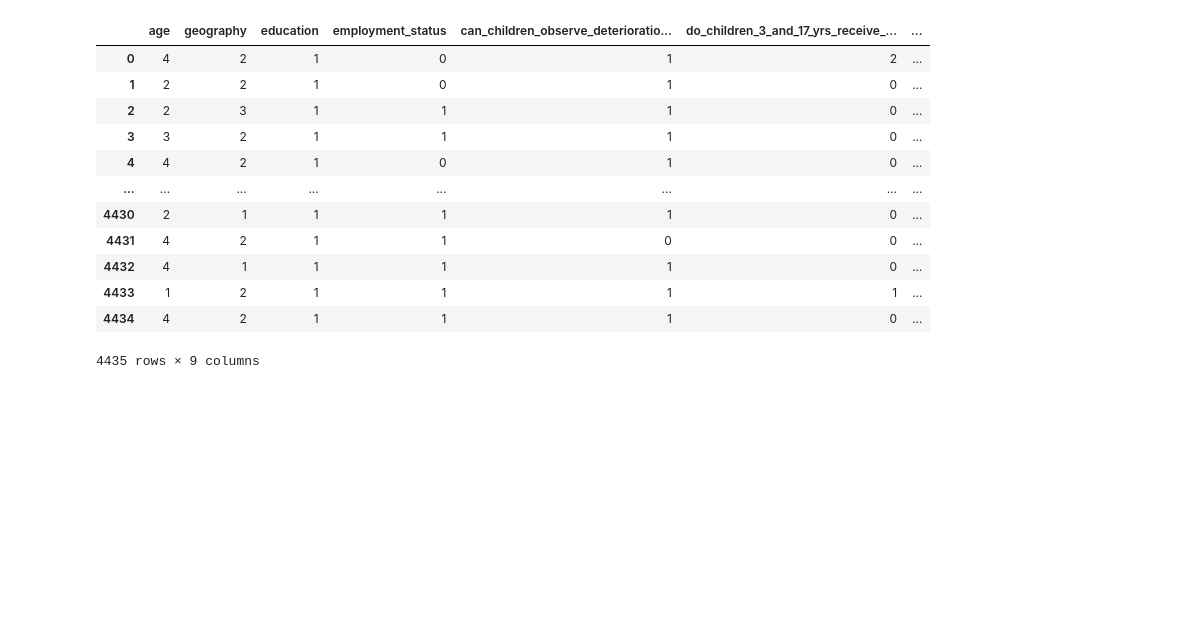
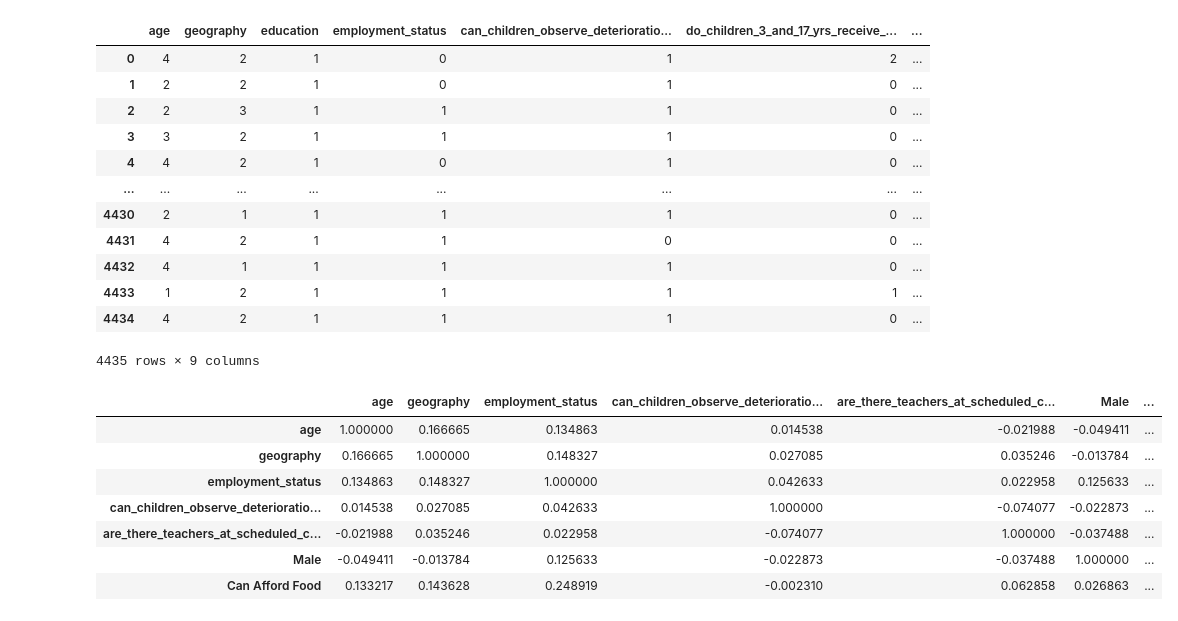
Before and after one commit to Hrishik03/29_Ferocious-Four_Problem-statement-No-1, a Jupyter notebook: Hackthon.ipynb, the cells around one changed output. Saved outputs shown, nothing was run; the diff lists cells and outputs as text; code cells hidden in the pictures; blank space fills up the shorter version.

```diff
--- a/Hackthon.ipynb
+++ b/Hackthon.ipynb
@@ -373,3 +373,15 @@ final_dataset.head(-1)
 | 4433 | 1 | 2 | 1 | 1 | 1 | 1 | ... |
 | 4434 | 4 | 2 | 1 | 1 | 1 | 0 | ... |
 4435 rows × 9 columns
+# %%
+#Correation  - how one feature is related to another feature
+final_dataset.corr()
+# %% [output]
+|  | age | geography | employment_status | can_children_observe_deterioratio... | are_there_teachers_at_scheduled_c... | Male | ... |
+| age | 1.000000 | 0.166665 | 0.134863 | 0.014538 | -0.021988 | -0.049411 | ... |
+| geography | 0.166665 | 1.000000 | 0.148327 | 0.027085 | 0.035246 | -0.013784 | ... |
+| employment_status | 0.134863 | 0.148327 | 1.000000 | 0.042633 | 0.022958 | 0.125633 | ... |
+| can_children_observe_deterioratio... | 0.014538 | 0.027085 | 0.042633 | 1.000000 | -0.074077 | -0.022873 | ... |
+| are_there_teachers_at_scheduled_c... | -0.021988 | 0.035246 | 0.022958 | -0.074077 | 1.000000 | -0.037488 | ... |
+| Male | -0.049411 | -0.013784 | 0.125633 | -0.022873 | -0.037488 | 1.000000 | ... |
+| Can Afford Food | 0.133217 | 0.143628 | 0.248919 | -0.002310 | 0.062858 | 0.026863 | ... |
```
Also changed, not shown: parts of 4 cells of this notebook.
